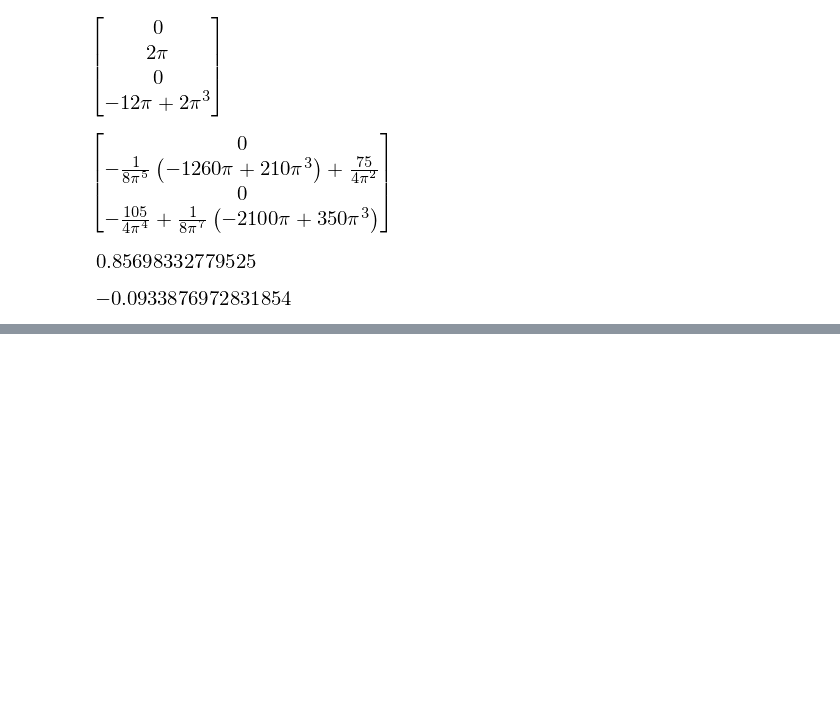
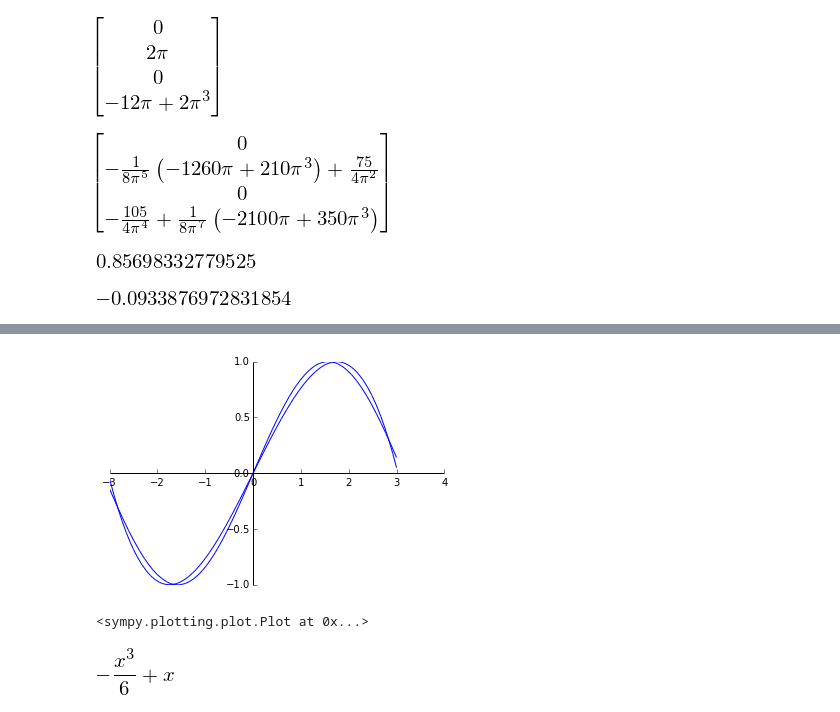
Before and after one commit to patonelli/map214-ipynb, a Jupyter notebook: MMQ-cont.ipynb, the cells around one changed output, grey strips where cells are left out. Saved outputs shown, nothing was run; the diff lists cells and outputs as text; code cells hidden in the pictures; blank space fills up the shorter version.

```diff
--- a/MMQ-cont.ipynb
+++ b/MMQ-cont.ipynb
@@ -124,0 +132,11 @@ sp.N(a[3])
+# %%
+%matplotlib inline
+plot(f,g,(x,-3,3))
+# %% [output]
+[figure, added]
+<sympy.plotting.plot.Plot at 0x...>
+# %%
+h=f.series(x, 0,4).removeO()
+h
+# %% [output]
+[figure, added]
```
Also changed, not shown: parts of 3 cells of this notebook.
